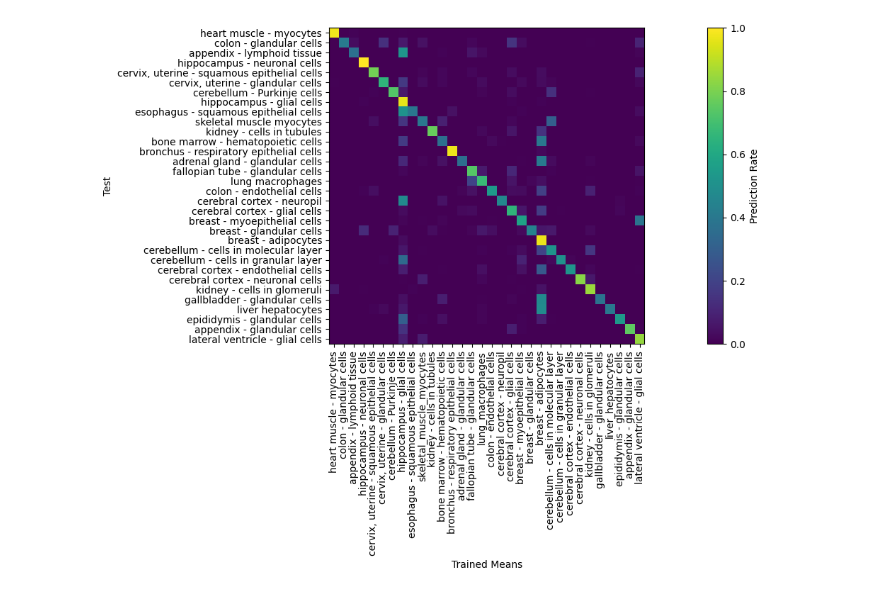
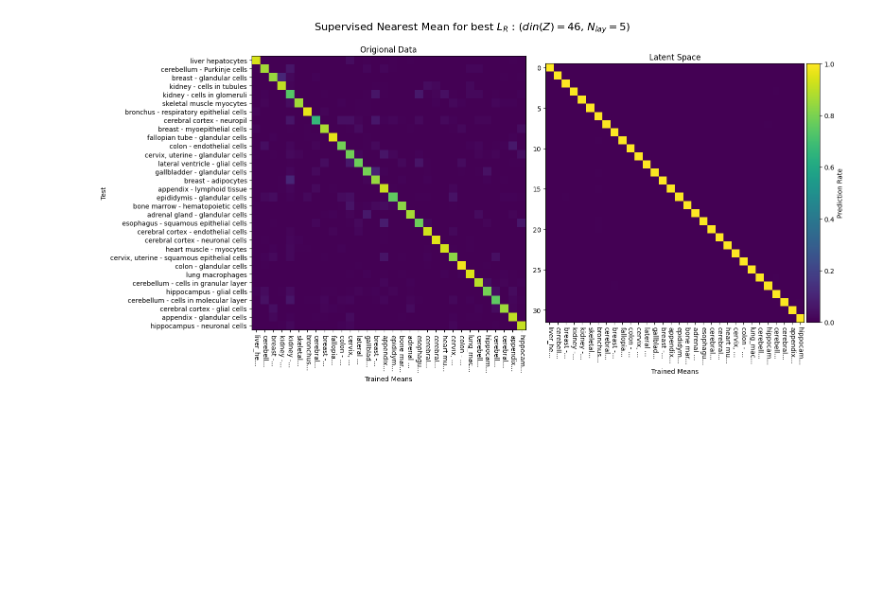
Before and after one commit to cjmerzbacher/met2vec, a Jupyter notebook: Final Plots/FBest/mean_classifier.ipynb, the cells around one changed output. Saved outputs shown, nothing was run; the diff lists cells and outputs as text; code cells hidden in the pictures; blank space fills up the shorter version.

```diff
--- a/Final Plots/FBest/mean_classifier.ipynb
+++ b/Final Plots/FBest/mean_classifier.ipynb
@@ -5,5 +6,7 @@ import numpy as np
 # %%
-df = pd.read_csv("./mean_classifier.csv")
+df = pd.read_csv("./csvs/mean_classifier.csv")
+df_pre = pd.read_csv("./csvs/mean_classifier_pre.csv")
 df_unl = df.drop(columns='test_label')
-df
+df_pre_unl = df_pre.drop(columns='test_label')
+df_pre_unl
 # %% [output]
@@ -28,21 +31,33 @@ df
 # %%
-fig, ax = plt.subplots(1,1, figsize=(18,8))
+fig, (ax1, ax2) = plt.subplots(1,2, figsize=(16,8))
 
-im = ax.imshow(df_unl, vmin=0, vmax=1)
-plt.colorbar(im, label='Prediction Rate')
+ax1.imshow(df_unl, vmin=0, vmax=1)
+im = ax2.imshow(df_pre_unl, vmin=0, vmax=1)
+
+divider = make_axes_locatable(ax2)
+cax = divider.append_axes("right", size="5%", pad=0.05)
+cbar = plt.colorbar(im, cax=cax, location="right", label="Prediction Rate")
 
 xlocs = range(df_unl.values.shape[1])
 ylocs = range(len(df))
 
 yticks = map(lambda s: s.replace('_', ' ').replace('2', ''), df['test_label'])
+xticks = list(map(lambda x: x[:8] + "...",df_unl.columns))
 
-ax.set_xticks(xlocs, df_unl.columns, rotation=90)
-ax.set_yticks(ylocs, yticks)
-ax.set_ylabel("Test")
-ax.set_xlabel("Trained Means")
-#fig.suptitle("GMM Prediction Rates (k=1)")
+
+ax1.set_xticks(xlocs, xticks, rotation=270)
+ax1.set_yticks(ylocs, yticks)
+ax1.set_ylabel("Test")
+ax1.set_xlabel("Trained Means")
+ax1.set_title("Origional Data")
+
+ax2.set_xticks(xlocs, xticks, rotation=270)
+ax2.set_xlabel("Trained Means")
+ax2.set_title("Latent Space")
+
+fig.suptitle("Supervised Nearest Mean for best $L_R$ : ($din(Z)=46$, $N_{lay}=5$)", fontsize=16)
 fig.tight_layout()
 
-plt.show()
+plt.savefig("./imgs/Mean Classifier.png", dpi=600)
 # %% [output]
-[figure, old version]
+[figure, new version]
```
Also changed, not shown: parts of 2 cells of this notebook, 33 other files.
